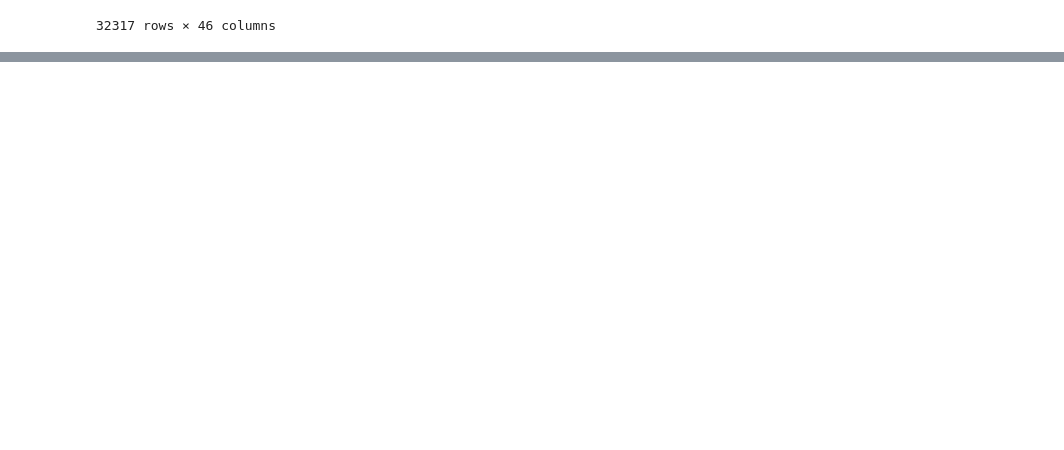
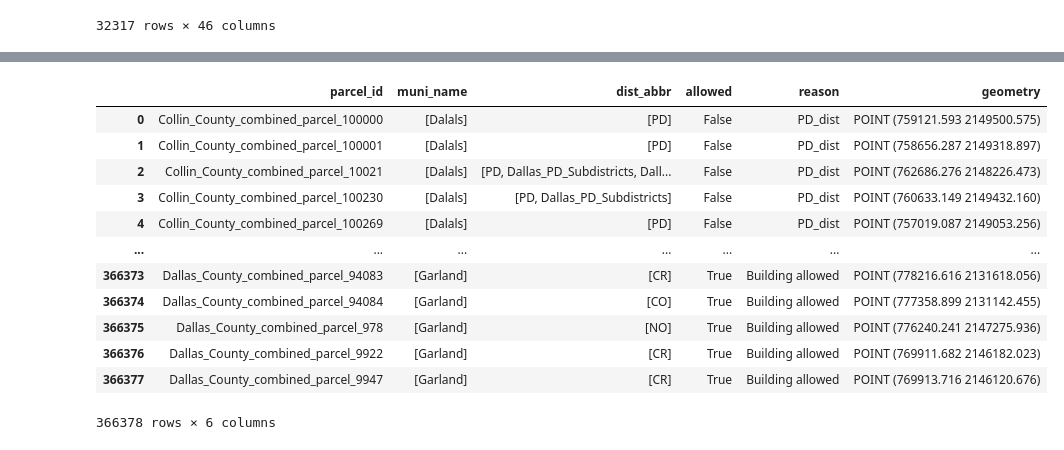
Before and after one commit to vibe-lab-gsd/zonepy, a Jupyter notebook: examples.ipynb, the cells around one changed output, grey strips where cells are left out. Cells and saved outputs as stored; diff of their text form; code cells hidden in the pictures; blank space fills up the shorter version.

```diff
--- a/examples.ipynb
+++ b/examples.ipynb
@@ -1519,0 +1584,49 @@ final
+# %%
+# Select output columns based on detailed_check
+if not detailed_check:
+    out = final[[
+        "parcel_id","muni_name","dist_abbr","allowed","reason","geometry"
+    ]].copy()
+else:
+    drop_cols = [
+        "false_reasons","maybe_reasons",
+        "lot_width","lot_depth","lot_area","lot_type",
+        "zoning_id","pd_id","overlay_id"
+    ]
+    keep = [c for c in final.columns if c not in drop_cols]
+    out = final[keep].copy()
+
+# Handle duplicate parcel_id cases (overlapping zones)
+dups = out["parcel_id"][out["parcel_id"].duplicated()].unique()
+if len(dups)>0:
+    merged = []
+    for pid in dups:
+        sub = out[out["parcel_id"]==pid]
+        vals = sub["allowed"].tolist()
+        if all(v==True for v in vals):
+            v = True
+        elif all(v==False for v in vals):
+            v = False
+        else:
+            v = "MAYBE"
+        reasons = " ---||--- ".join(sub["reason"].tolist())
+        row = sub.iloc[0].copy()
+        row["allowed"] = v
+        row["reason"]  = reasons
+        merged.append(row)
+    out = out[~out["parcel_id"].isin(dups)].append(merged, ignore_index=True)
+out
+# %% [output]
+|  | parcel_id | muni_name | dist_abbr | allowed | reason | geometry |
+| 0 | Collin_County_combined_parcel_100000 | [Dalals] | [PD] | False | PD_dist | POINT (759121.593 2149500.575) |
+| 1 | Collin_County_combined_parcel_100001 | [Dalals] | [PD] | False | PD_dist | POINT (758656.287 2149318.897) |
+| 2 | Collin_County_combined_parcel_10021 | [Dalals] | [PD, Dallas_PD_Subdistricts, Dall... | False | PD_dist | POINT (762686.276 2148226.473) |
+| 3 | Collin_County_combined_parcel_100230 | [Dalals] | [PD, Dallas_PD_Subdistricts] | False | PD_dist | POINT (760633.149 2149432.160) |
+| 4 | Collin_County_combined_parcel_100269 | [Dalals] | [PD] | False | PD_dist | POINT (757019.087 2149053.256) |
+| ... | ... | ... | ... | ... | ... | ... |
+| 366373 | Dallas_County_combined_parcel_94083 | [Garland] | [CR] | True | Building allowed | POINT (778216.616 2131618.056) |
+| 366374 | Dallas_County_combined_parcel_94084 | [Garland] | [CO] | True | Building allowed | POINT (777358.899 2131142.455) |
+| 366375 | Dallas_County_combined_parcel_978 | [Garland] | [NO] | True | Building allowed | POINT (776240.241 2147275.936) |
+| 366376 | Dallas_County_combined_parcel_9922 | [Garland] | [CR] | True | Building allowed | POINT (769911.682 2146182.023) |
+| 366377 | Dallas_County_combined_parcel_9947 | [Garland] | [CR] | True | Building allowed | POINT (769913.716 2146120.676) |
+366378 rows × 6 columns
```
Also changed, not shown: parts of 10 cells of this notebook, 1 other file.
